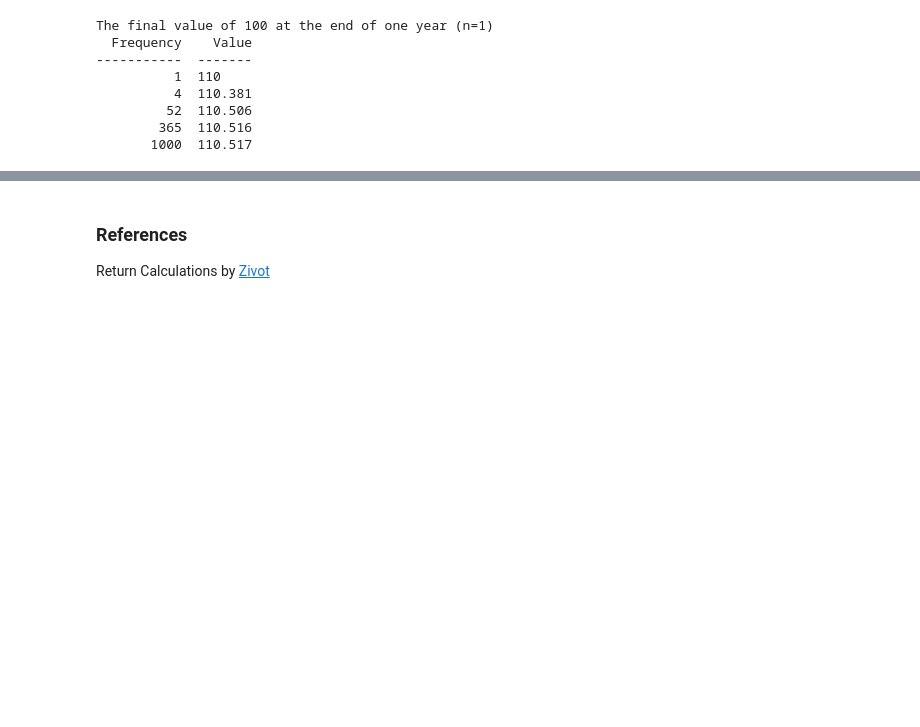
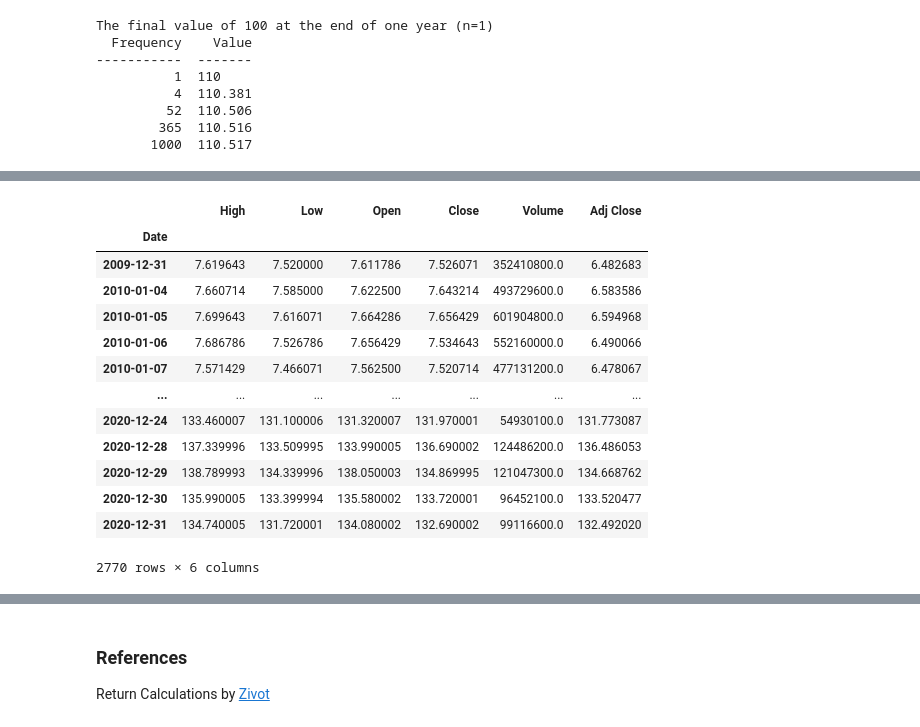
Before and after one commit to oceanumeric/python-finance, a Jupyter notebook: financial_econometrics/financial-time-series.ipynb, the cells around one changed output, grey strips where cells are left out. Drawn from its saved outputs; the diff is of its cells as text; code cells hidden in the pictures; blank space fills up the shorter version.

```diff
--- a/financial_econometrics/financial-time-series.ipynb
+++ b/financial_econometrics/financial-time-series.ipynb
@@ -100,0 +114,17 @@ $$R_A = e^R - 1; \ \ \ \ \ \ R = \ln(1 + R_A)$$
+# %%
+clean_data
+# %% [output]
+|  | High | Low | Open | Close | Volume | Adj Close |
+| Date |  |  |  |  |  |  |
+| 2009-12-31 | 7.619643 | 7.520000 | 7.611786 | 7.526071 | 352410800.0 | 6.482683 |
+| 2010-01-04 | 7.660714 | 7.585000 | 7.622500 | 7.643214 | 493729600.0 | 6.583586 |
+| 2010-01-05 | 7.699643 | 7.616071 | 7.664286 | 7.656429 | 601904800.0 | 6.594968 |
+| 2010-01-06 | 7.686786 | 7.526786 | 7.656429 | 7.534643 | 552160000.0 | 6.490066 |
+| 2010-01-07 | 7.571429 | 7.466071 | 7.562500 | 7.520714 | 477131200.0 | 6.478067 |
+| ... | ... | ... | ... | ... | ... | ... |
+| 2020-12-24 | 133.460007 | 131.100006 | 131.320007 | 131.970001 | 54930100.0 | 131.773087 |
+| 2020-12-28 | 137.339996 | 133.509995 | 133.990005 | 136.690002 | 124486200.0 | 136.486053 |
+| 2020-12-29 | 138.789993 | 134.339996 | 138.050003 | 134.869995 | 121047300.0 | 134.668762 |
+| 2020-12-30 | 135.990005 | 133.399994 | 135.580002 | 133.720001 | 96452100.0 | 133.520477 |
+| 2020-12-31 | 134.740005 | 131.720001 | 134.080002 | 132.690002 | 99116600.0 | 132.492020 |
+2770 rows × 6 columns
```
Also changed, not shown: parts of 17 cells of this notebook.
